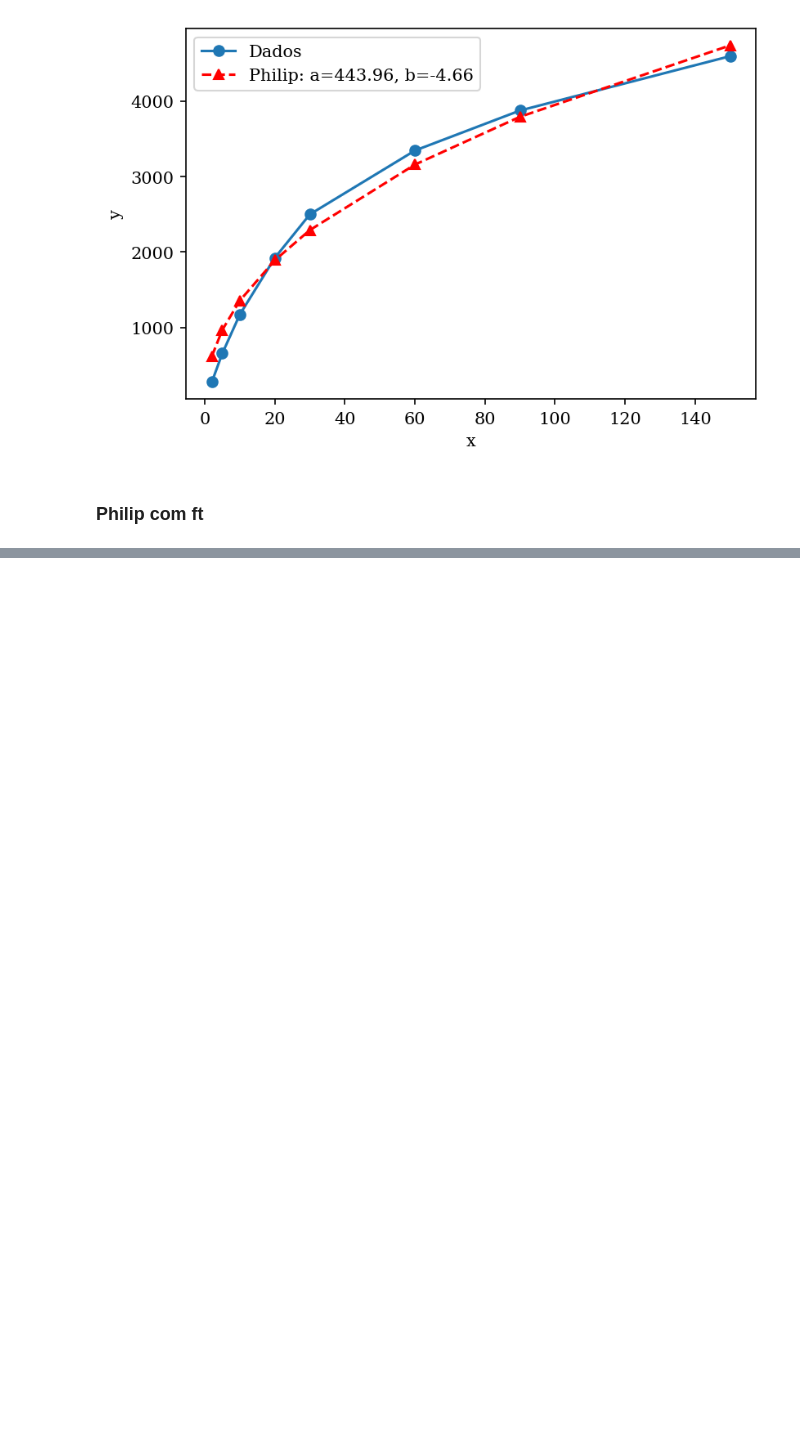
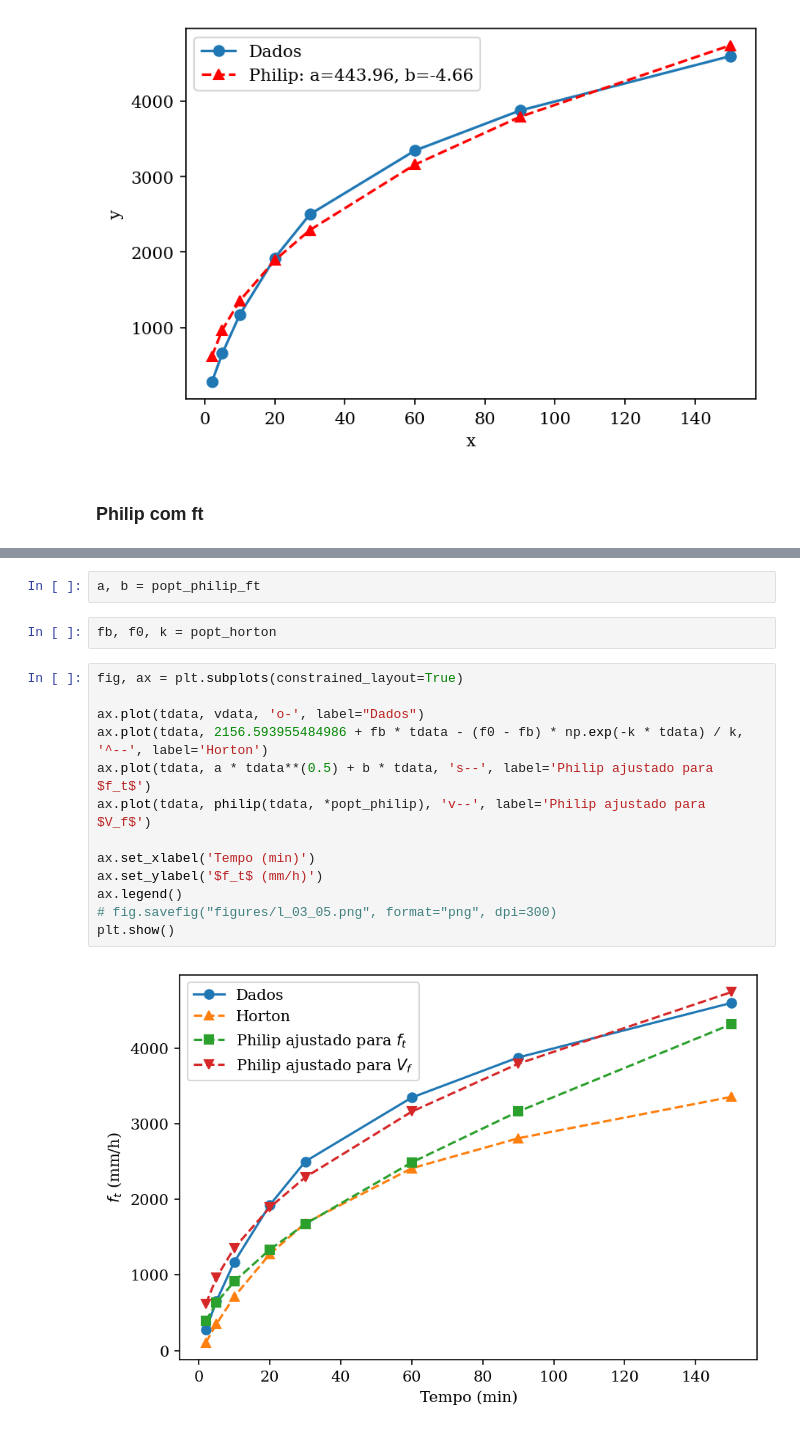
Before and after one commit to rqaita/hydrology, a Jupyter notebook: l_03.ipynb, the cells around one changed output, grey strips where cells are left out. Drawn from its saved outputs; the diff is of its cells as text; blank space fills up the shorter version.

```diff
--- a/l_03.ipynb
+++ b/l_03.ipynb
@@ -179,0 +201,19 @@ plt.show()
+# %%
+a, b = popt_philip_ft
+# %%
+fb, f0, k = popt_horton
+# %%
+fig, ax = plt.subplots(constrained_layout=True)
+
+ax.plot(tdata, vdata, 'o-', label="Dados")
+ax.plot(tdata, 2156.593955484986 + fb * tdata - (f0 - fb) * np.exp(-k * tdata) / k, '^--', label='Horton')
+ax.plot(tdata, a * tdata**(0.5) + b * tdata, 's--', label='Philip ajustado para $f_t$')
+ax.plot(tdata, philip(tdata, *popt_philip), 'v--', label='Philip ajustado para $V_f$')
+
+ax.set_xlabel('Tempo (min)')
+ax.set_ylabel('$f_t$ (mm/h)')
+ax.legend()
+# fig.savefig("figures/l_03_05.png", format="png", dpi=300)
+plt.show()
+# %% [output]
+[figure, added]
```
Also changed, not shown: parts of 13 cells of this notebook, 19 other files.
